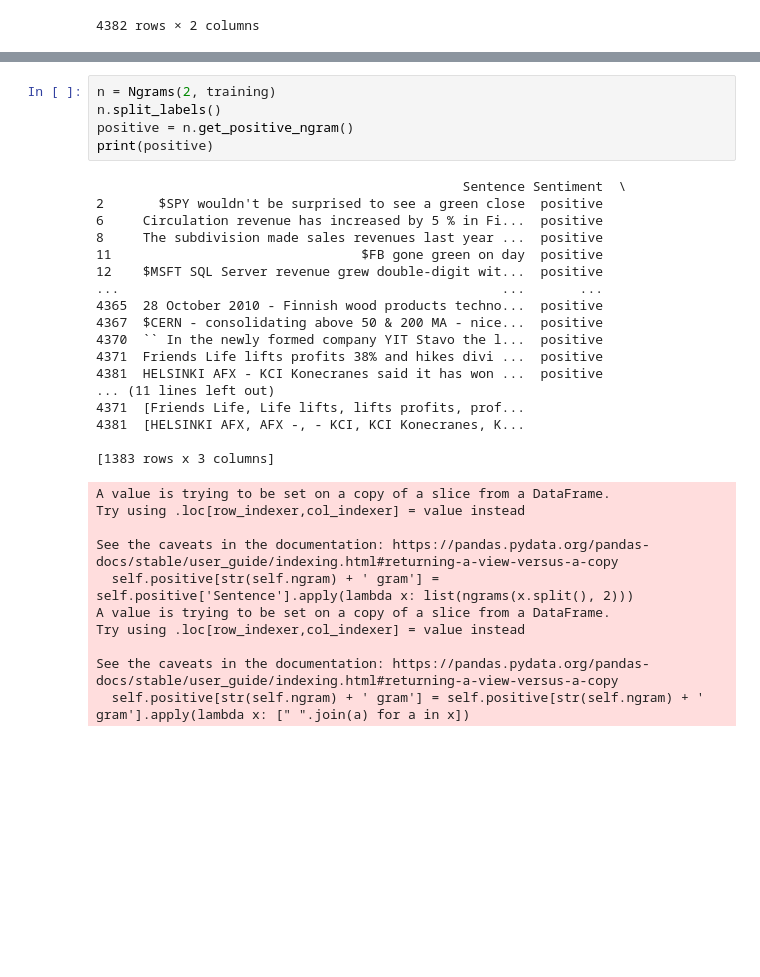
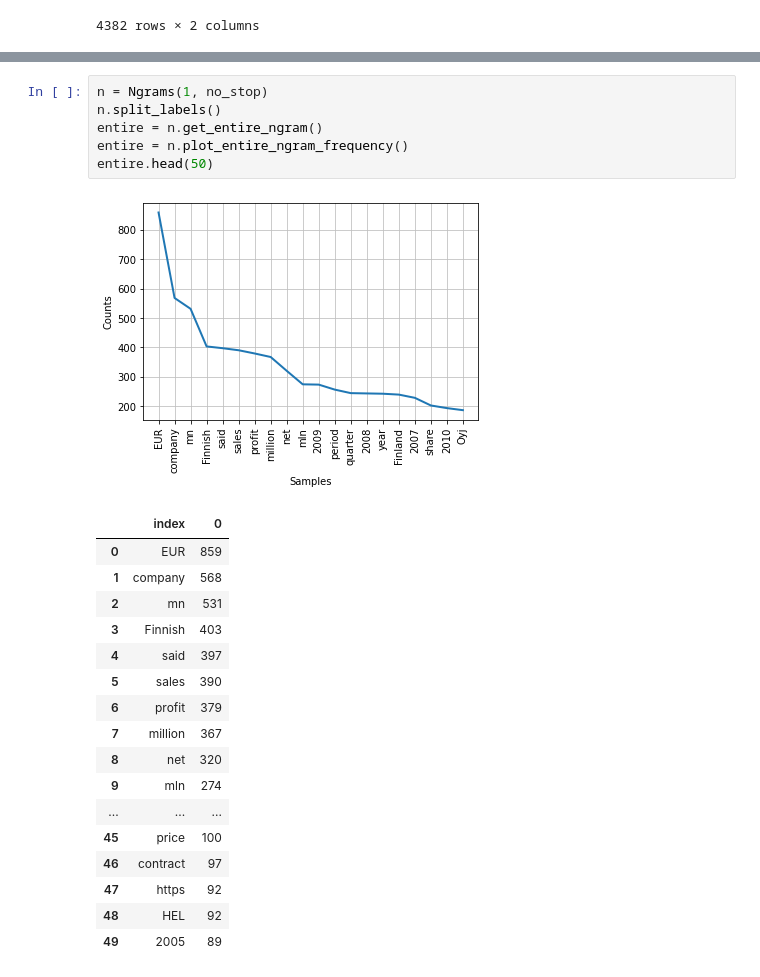
Before and after one commit to TekinGunasar/Data-Hackathon, a Jupyter notebook: Datahack Code.ipynb, the cells around one changed output, grey strips where cells are left out. Saved outputs shown, nothing was run; the diff lists cells and outputs as text; blank space fills up the shorter version.

Commit message:
Updated jupyter notebook returning ngram

```diff
--- a/Datahack Code.ipynb
+++ b/Datahack Code.ipynb
@@ -137,33 +183,25 @@ class Ngrams:
-# %%
-n = Ngrams(2, training)
-n.split_labels()
-positive = n.get_positive_ngram()
-print(positive)
-# %% [output]
-                                               Sentence Sentiment  \
-2       $SPY wouldn't be surprised to see a green close  positive
-6     Circulation revenue has increased by 5 % in Fi...  positive
-8     The subdivision made sales revenues last year ...  positive
-11                                $FB gone green on day  positive
-12    $MSFT SQL Server revenue grew double-digit wit...  positive
-...                                                 ...       ...
-4365  28 October 2010 - Finnish wood products techno...  positive
-4367  $CERN - consolidating above 50 & 200 MA - nice...  positive
-4370  `` In the newly formed company YIT Stavo the l...  positive
-4371  Friends Life lifts profits 38% and hikes divi ...  positive
-4381  HELSINKI AFX - KCI Konecranes said it has won ...  positive
-... (11 lines left out)
-4371  [Friends Life, Life lifts, lifts profits, prof...
-4381  [HELSINKI AFX, AFX -, - KCI, KCI Konecranes, K...
-
-[1383 rows x 3 columns]
-A value is trying to be set on a copy of a slice from a DataFrame.
-Try using .loc[row_indexer,col_indexer] = value instead
-
-See the caveats in the documentation: https://pandas.pydata.org/pandas-docs/stable/user_guide/indexing.html#returning-a-view-versus-a-copy
-  self.positive[str(self.ngram) + ' gram'] = self.positive['Sentence'].apply(lambda x: list(ngrams(x.split(), 2)))
-A value is trying to be set on a copy of a slice from a DataFrame.
-Try using .loc[row_indexer,col_indexer] = value instead
-
-See the caveats in the documentation: https://pandas.pydata.org/pandas-docs/stable/user_guide/indexing.html#returning-a-view-versus-a-copy
-  self.positive[str(self.ngram) + ' gram'] = self.positive[str(self.ngram) + ' gram'].apply(lambda x: [" ".join(a) for a in x])
+# %%
+n = Ngrams(1, no_stop)
+n.split_labels()
+entire = n.get_entire_ngram()
+entire = n.plot_entire_ngram_frequency()
+entire.head(50)
+# %% [output]
+[figure, added]
+|  | index | 0 |
+| 0 | EUR | 859 |
+| 1 | company | 568 |
+| 2 | mn | 531 |
+| 3 | Finnish | 403 |
+| 4 | said | 397 |
+| 5 | sales | 390 |
+| 6 | profit | 379 |
+| 7 | million | 367 |
+| 8 | net | 320 |
+| 9 | mln | 274 |
+| ... | ... | ... |
+| 45 | price | 100 |
+| 46 | contract | 97 |
+| 47 | https | 92 |
+| 48 | HEL | 92 |
+| 49 | 2005 | 89 |
```
Also changed, not shown: parts of 10 cells of this notebook.
